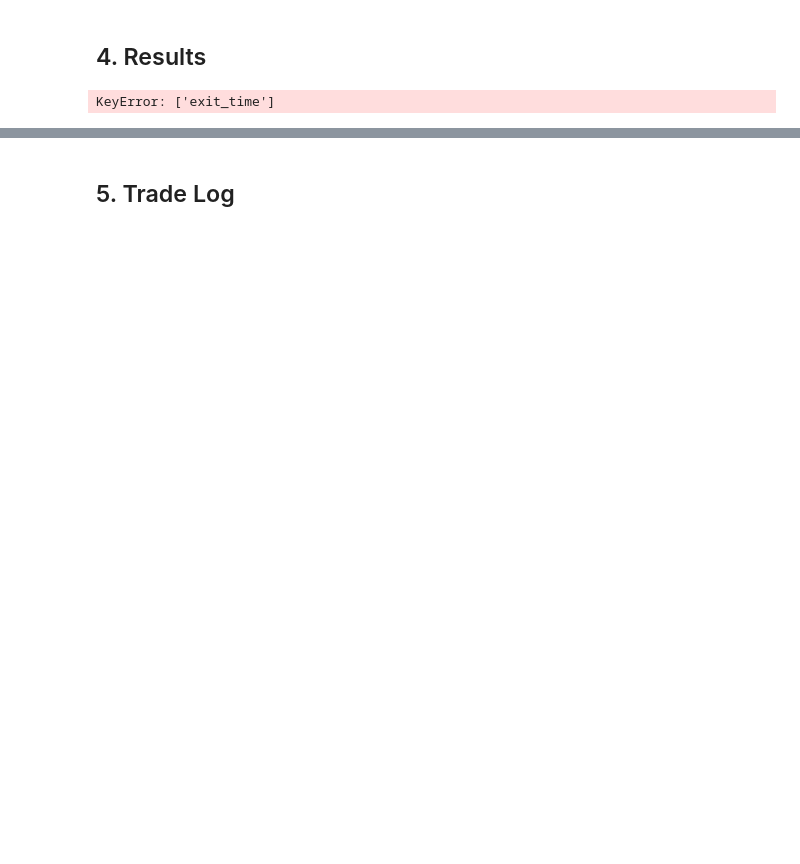
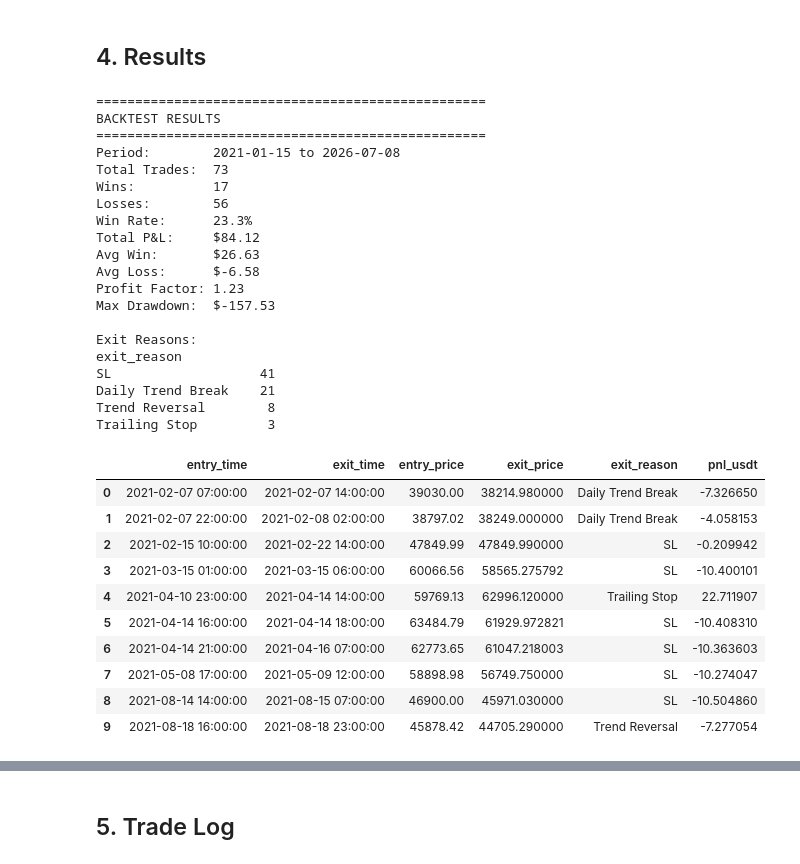
Before and after one commit to rasingollam/Binance-TradingBots, a Jupyter notebook: trend-bot-backtest/backtest.ipynb, the cells around one changed output, grey strips where cells are left out. Drawn from its saved outputs; the diff is of its cells as text; code cells hidden in the pictures; blank space fills up the shorter version.

```diff
--- a/trend-bot-backtest/backtest.ipynb
+++ b/trend-bot-backtest/backtest.ipynb
@@ -316,39 +315,69 @@ trades_df = trades_df.dropna(subset=['exit_time']).reset_index(drop=True)
 
 if len(trades_df) == 0:
     print('No trades executed.')
 else:
     total_pnl = trades_df['pnl_usdt'].sum()
     wins = (trades_df['pnl_usdt'] > 0).sum()
     losses = (trades_df['pnl_usdt'] <= 0).sum()
     win_rate = wins / len(trades_df) * 100
     avg_win = trades_df.loc[trades_df['pnl_usdt'] > 0, 'pnl_usdt'].mean() if wins > 0 else 0
     avg_loss = trades_df.loc[trades_df['pnl_usdt'] <= 0, 'pnl_usdt'].mean() if losses > 0 else 0
     profit_factor = (
         trades_df.loc[trades_df['pnl_usdt'] > 0, 'pnl_usdt'].sum() /
         abs(trades_df.loc[trades_df['pnl_usdt'] <= 0, 'pnl_usdt'].sum())
     ) if losses > 0 else float('inf')
-    max_drawdown = (trades_df['pnl_usdt'].cumsum().min())
+    max_dd = trades_df['pnl_usdt'].cumsum().min()
 
-    print('═' * 50)
+    print('=' * 50)
     print('BACKTEST RESULTS')
-    print('═' * 50)
+    print('=' * 50)
+    print(f'Period:        {df["open_time"].iloc[200]:%Y-%m-%d} to {df["open_time"].iloc[-1]:%Y-%m-%d}')
     print(f'Total Trades:  {len(trades_df)}')
     print(f'Wins:          {wins}')
     print(f'Losses:        {losses}')
     print(f'Win Rate:      {win_rate:.1f}%')
     print(f'Total P&L:     ${total_pnl:.2f}')
     print(f'Avg Win:       ${avg_win:.2f}')
     print(f'Avg Loss:      ${avg_loss:.2f}')
     print(f'Profit Factor: {profit_factor:.2f}')
-    print(f'Max DD:        ${max_drawdown:.2f}')
+    print(f'Max Drawdown:  ${max_dd:.2f}')
     print()
     print('Exit Reasons:')
     print(trades_df['exit_reason'].value_counts().to_string())
-    print()
 
 trades_df[['entry_time', 'exit_time', 'entry_price', 'exit_price', 'exit_reason', 'pnl_usdt']].head(10)
 # %% [output]
-KeyError: ['exit_time']
+==================================================
+BACKTEST RESULTS
+==================================================
+Period:        2021-01-15 to 2026-07-08
+Total Trades:  73
+Wins:          17
+Losses:        56
+Win Rate:      23.3%
+Total P&L:     $84.12
+Avg Win:       $26.63
+Avg Loss:      $-6.58
+Profit Factor: 1.23
+Max Drawdown:  $-157.53
+
+Exit Reasons:
+exit_reason
+SL                   41
+Daily Trend Break    21
+Trend Reversal        8
+Trailing Stop         3
+|  | entry_time | exit_time | entry_price | exit_price | exit_reason | pnl_usdt |
+| 0 | 2021-02-07 07:00:00 | 2021-02-07 14:00:00 | 39030.00 | 38214.980000 | Daily Trend Break | -7.326650 |
+| 1 | 2021-02-07 22:00:00 | 2021-02-08 02:00:00 | 38797.02 | 38249.000000 | Daily Trend Break | -4.058153 |
+| 2 | 2021-02-15 10:00:00 | 2021-02-22 14:00:00 | 47849.99 | 47849.990000 | SL | -0.209942 |
+| 3 | 2021-03-15 01:00:00 | 2021-03-15 06:00:00 | 60066.56 | 58565.275792 | SL | -10.400101 |
+| 4 | 2021-04-10 23:00:00 | 2021-04-14 14:00:00 | 59769.13 | 62996.120000 | Trailing Stop | 22.711907 |
+| 5 | 2021-04-14 16:00:00 | 2021-04-14 18:00:00 | 63484.79 | 61929.972821 | SL | -10.408310 |
+| 6 | 2021-04-14 21:00:00 | 2021-04-16 07:00:00 | 62773.65 | 61047.218003 | SL | -10.363603 |
+| 7 | 2021-05-08 17:00:00 | 2021-05-09 12:00:00 | 58898.98 | 56749.750000 | SL | -10.274047 |
+| 8 | 2021-08-14 14:00:00 | 2021-08-15 07:00:00 | 46900.00 | 45971.030000 | SL | -10.504860 |
+| 9 | 2021-08-18 16:00:00 | 2021-08-18 23:00:00 | 45878.42 | 44705.290000 | Trend Reversal | -7.277054 |
 # %%
 if len(trades_df) > 0:
     trades_df['cumulative_pnl'] = trades_df['pnl_usdt'].cumsum()
```
Also changed, not shown: parts of 9 cells of this notebook.
